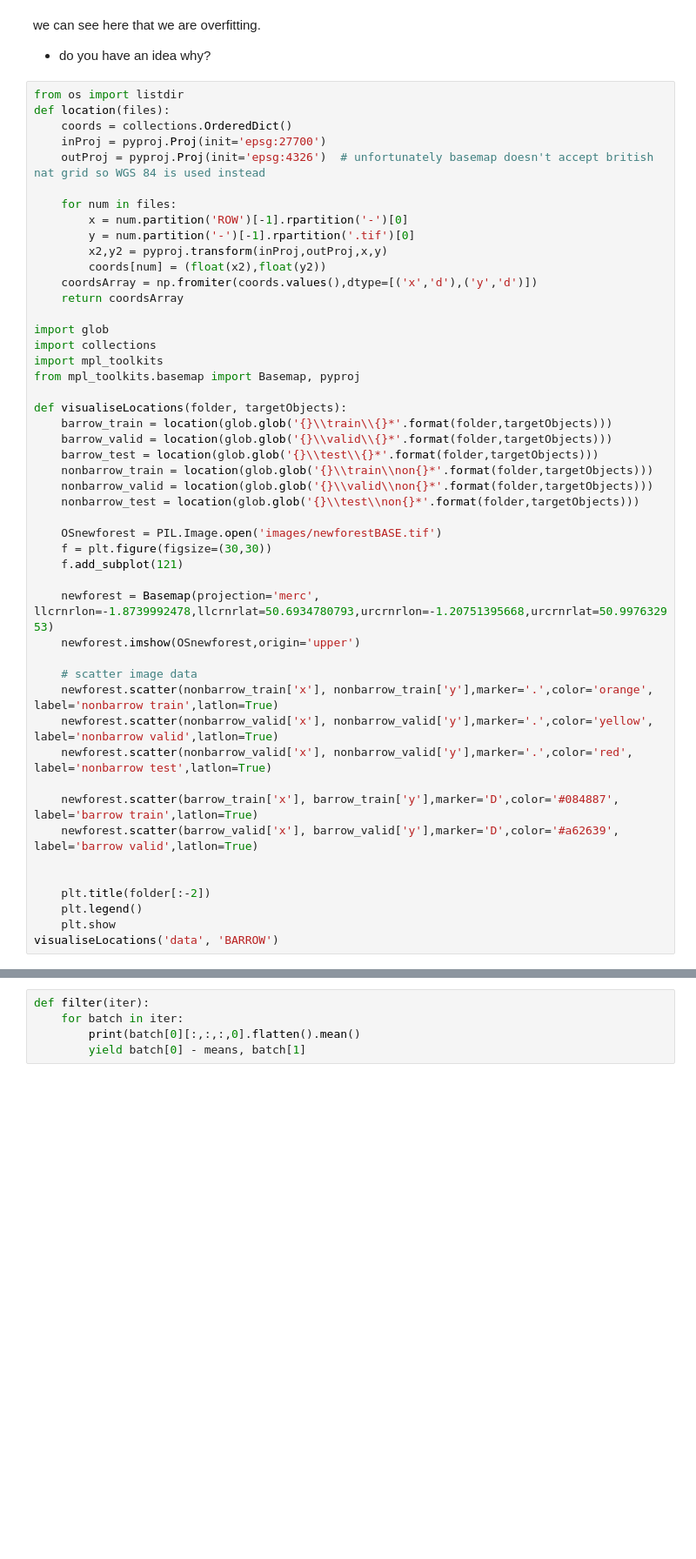
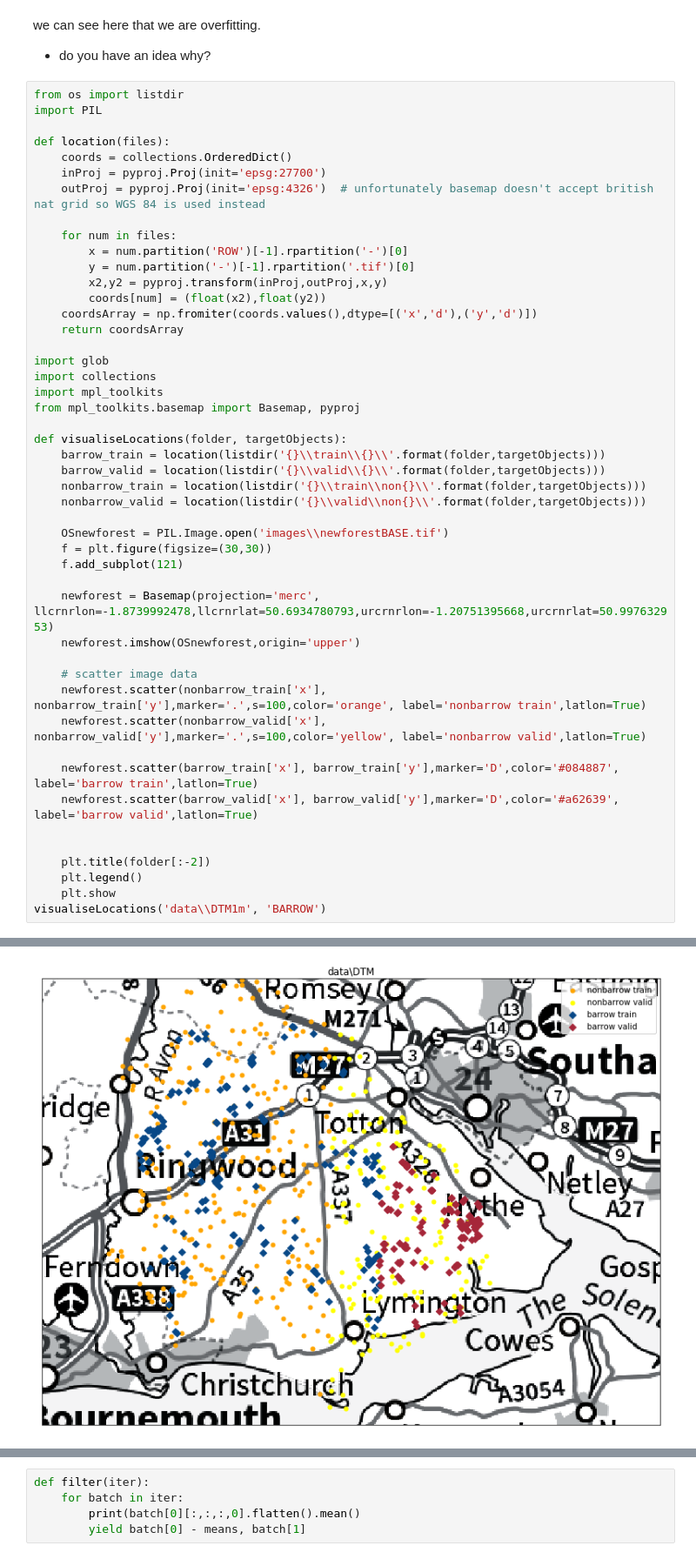
Before and after one commit to ickramer/caa2018-dl-workshop, a Jupyter notebook: barrow-detection.ipynb, the cells around one changed output, grey strips where cells are left out. Shown at 87% size. Saved outputs shown, nothing was run; the diff lists cells and outputs as text; blank space fills up the shorter version.

```diff
--- a/barrow-detection.ipynb
+++ b/barrow-detection.ipynb
@@ -738,6 +745,8 @@ we can see here that we are overfitting.
 * do you have an idea why?
 # %%
 from os import listdir
+import PIL
+
 def location(files):
     coords = collections.OrderedDict()
     inProj = pyproj.Proj(init='epsg:27700')
@@ -757,14 +766,12 @@ import mpl_toolkits
 from mpl_toolkits.basemap import Basemap, pyproj
 
 def visualiseLocations(folder, targetObjects):
-    barrow_train = location(glob.glob('{}\\train\\{}*'.format(folder,targetObjects)))
-    barrow_valid = location(glob.glob('{}\\valid\\{}*'.format(folder,targetObjects)))
-    barrow_test = location(glob.glob('{}\\test\\{}*'.format(folder,targetObjects)))
-    nonbarrow_train = location(glob.glob('{}\\train\\non{}*'.format(folder,targetObjects)))
-    nonbarrow_valid = location(glob.glob('{}\\valid\\non{}*'.format(folder,targetObjects)))
-    nonbarrow_test = location(glob.glob('{}\\test\\non{}*'.format(folder,targetObjects)))
+    barrow_train = location(listdir('{}\\train\\{}\\'.format(folder,targetObjects)))
+    barrow_valid = location(listdir('{}\\valid\\{}\\'.format(folder,targetObjects)))
+    nonbarrow_train = location(listdir('{}\\train\\non{}\\'.format(folder,targetObjects)))
+    nonbarrow_valid = location(listdir('{}\\valid\\non{}\\'.format(folder,targetObjects)))
 
-    OSnewforest = PIL.Image.open('images/newforestBASE.tif')
+    OSnewforest = PIL.Image.open('images\\newforestBASE.tif')
     f = plt.figure(figsize=(30,30))
     f.add_subplot(121)
 
@@ -772,9 +779,8 @@ def visualiseLocations(folder, targetObjects):
     newforest.imshow(OSnewforest,origin='upper')
 
     # scatter image data
-    newforest.scatter(nonbarrow_train['x'], nonbarrow_train['y'],marker='.',color='orange', label='nonbarrow train',latlon=True)
-    newforest.scatter(nonbarrow_valid['x'], nonbarrow_valid['y'],marker='.',color='yellow', label='nonbarrow valid',latlon=True)
-    newforest.scatter(nonbarrow_valid['x'], nonbarrow_valid['y'],marker='.',color='red', label='nonbarrow test',latlon=True)
+    newforest.scatter(nonbarrow_train['x'], nonbarrow_train['y'],marker='.',s=100,color='orange', label='nonbarrow train',latlon=True)
+    newforest.scatter(nonbarrow_valid['x'], nonbarrow_valid['y'],marker='.',s=100,color='yellow', label='nonbarrow valid',latlon=True)
 
     newforest.scatter(barrow_train['x'], barrow_train['y'],marker='D',color='#084887', label='barrow train',latlon=True)
     newforest.scatter(barrow_valid['x'], barrow_valid['y'],marker='D',color='#a62639', label='barrow valid',latlon=True)
@@ -783,5 +789,5 @@ def visualiseLocations(folder, targetObjects):
     plt.title(folder[:-2])
     plt.legend()
     plt.show
-visualiseLocations('data', 'BARROW')
+visualiseLocations('data\\DTM1m', 'BARROW')
 # %% [output]
@@ -789 +794,2 @@ ModuleNotFoundError: No module named 'mpl_toolkits.basemap'
+[figure, added]
 # %% [markdown]
```
Also changed, not shown: parts of 19 cells of this notebook, 51 other files.
